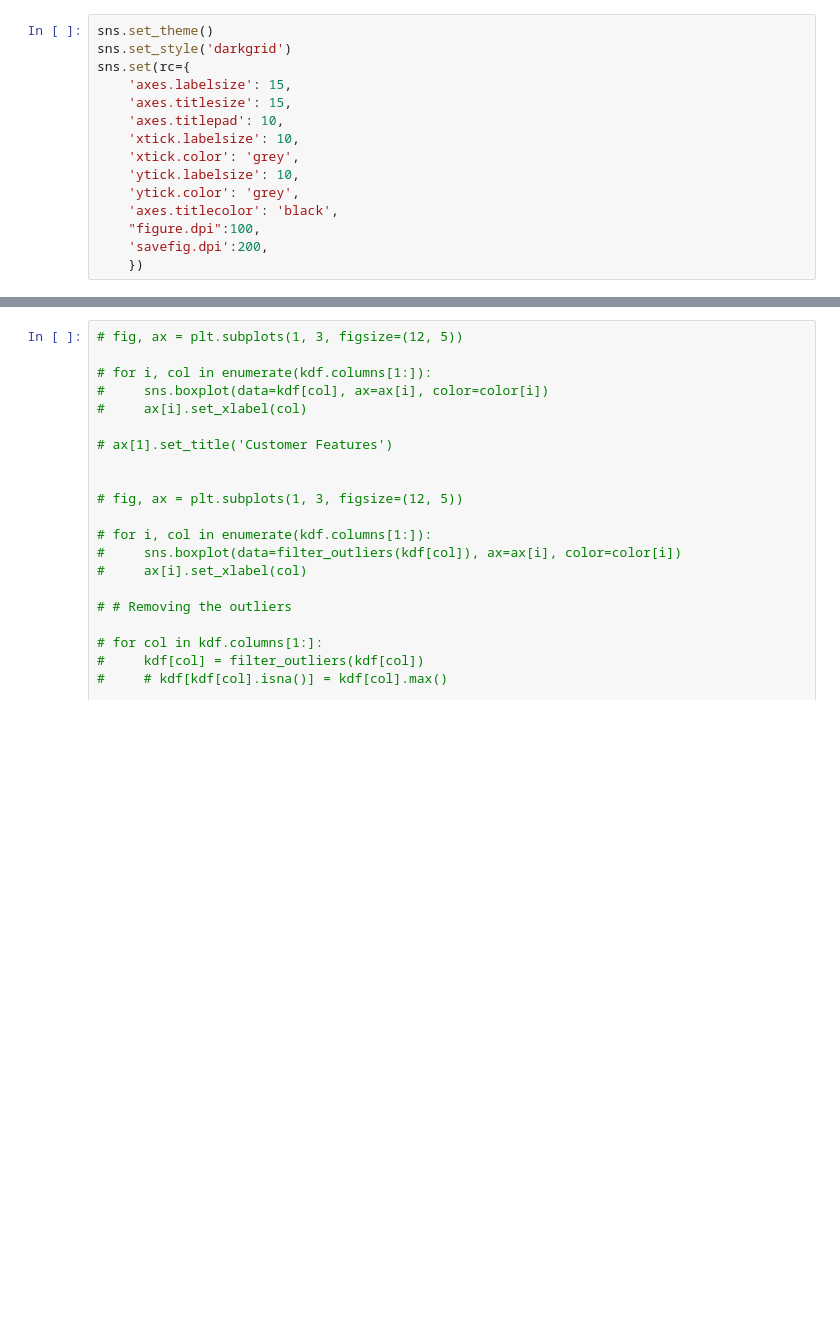
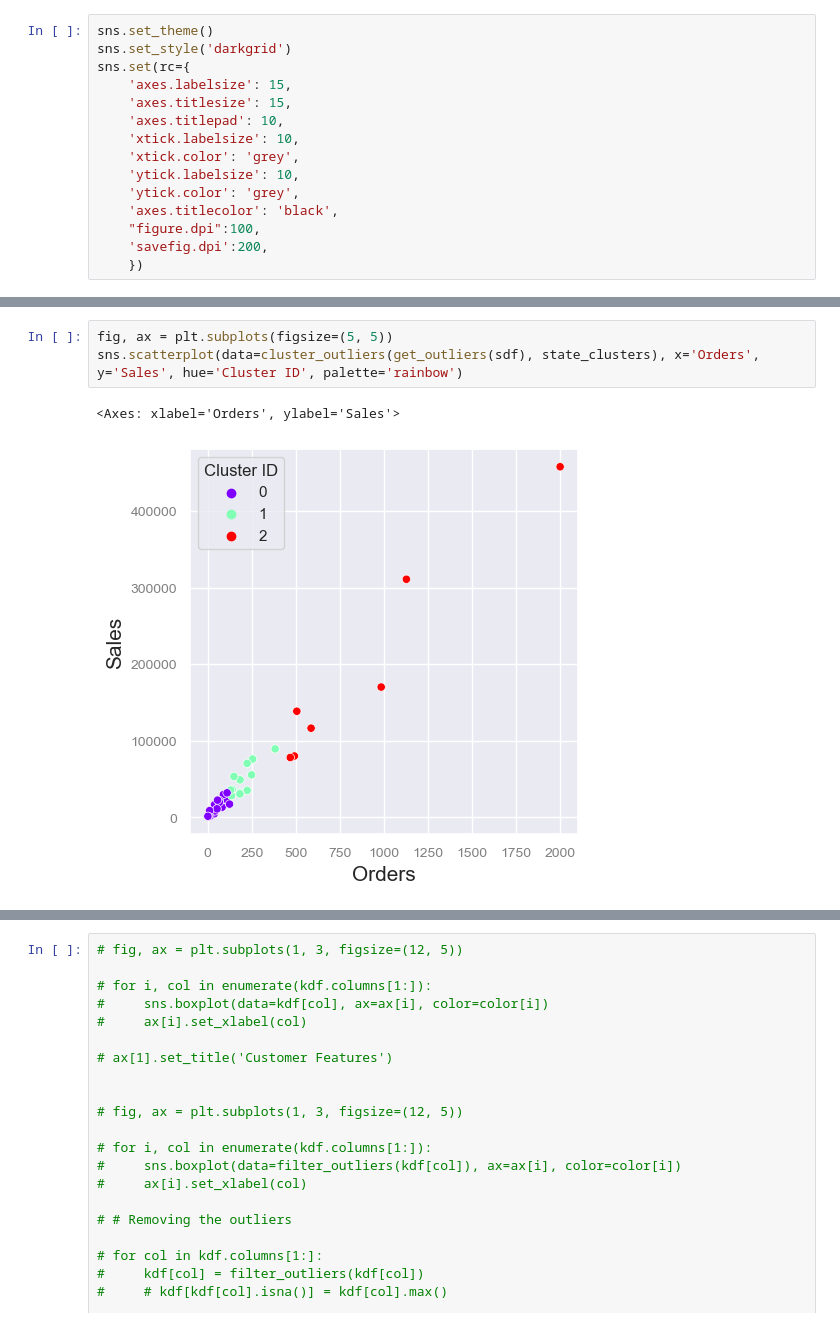
Before and after one commit to mks-0/code-academy, a Jupyter notebook: E-Commerce/e-com-ml.ipynb, the cells around one changed output, grey strips where cells are left out. Drawn from its saved outputs; the diff is of its cells as text; blank space fills up the shorter version.

```diff
--- a/E-Commerce/e-com-ml.ipynb
+++ b/E-Commerce/e-com-ml.ipynb
@@ -204,0 +150,6 @@ For n_clusters=9, the silhouette score is 0.28763988189026635
+# %%
+fig, ax = plt.subplots(figsize=(5, 5))
+sns.scatterplot(data=cluster_outliers(get_outliers(sdf), state_clusters), x='Orders', y='Sales', hue='Cluster ID', palette='rainbow')
+# %% [output]
+<Axes: xlabel='Orders', ylabel='Sales'>
+[figure, added]
```
Also changed, not shown: parts of 26 cells of this notebook, 3 other files.
